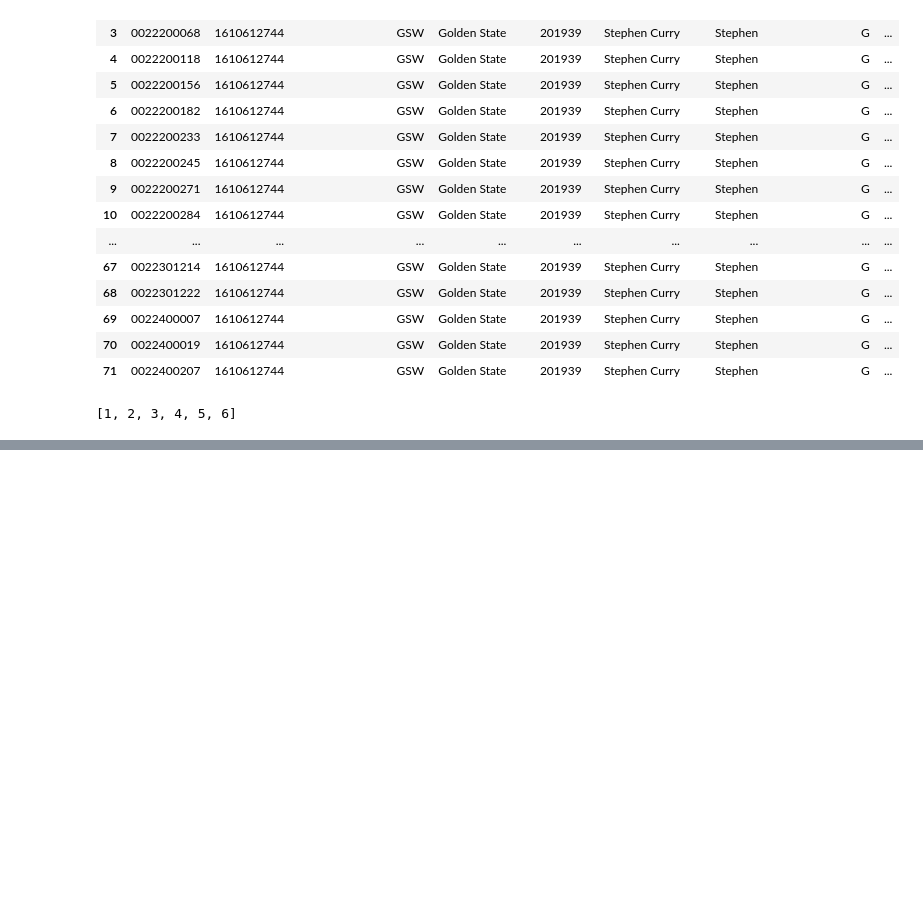
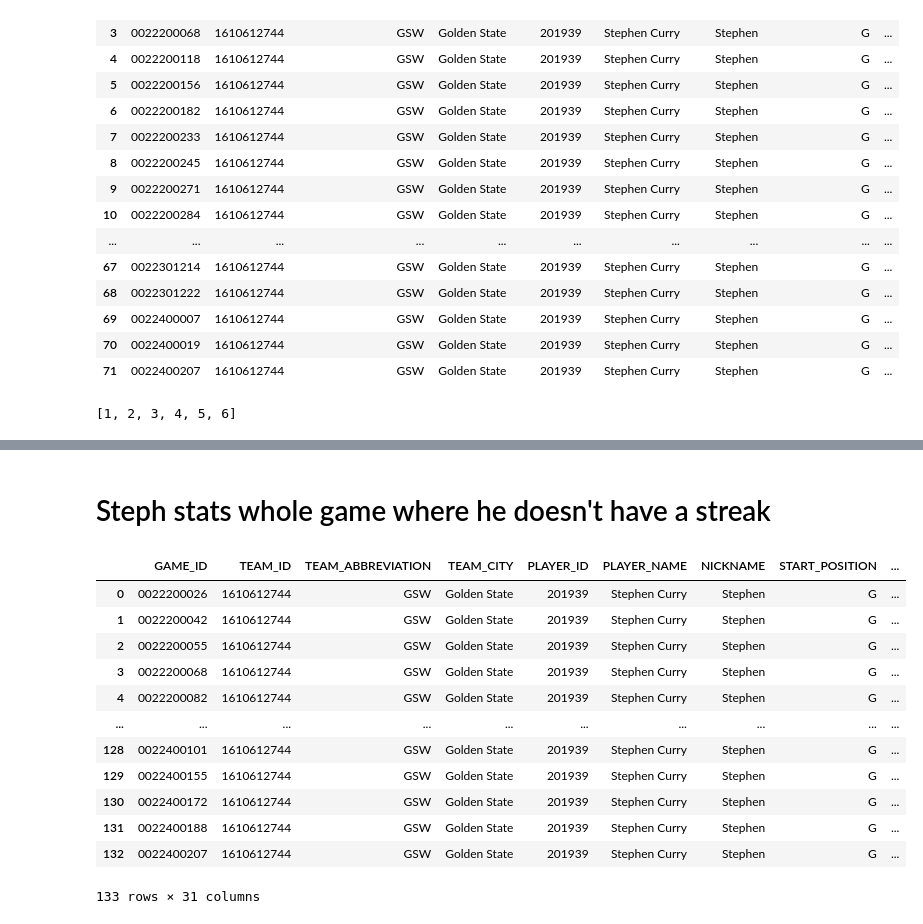
Before and after one commit to Huzi610/nba-analytics, a Jupyter notebook: 2024-25/curry_flurry.ipynb, the cells around one changed output, grey strips where cells are left out. Saved outputs shown, nothing was run; the diff lists cells and outputs as text; code cells hidden in the pictures; blank space fills up the shorter version.

```diff
--- a/2024-25/curry_flurry.ipynb
+++ b/2024-25/curry_flurry.ipynb
@@ -765,0 +1020,45 @@ whole_game_steph_stats.to_csv('steph_stats_game_2022-2024.csv')
+# %% [markdown]
+# Steph stats whole game where he doesn't have a streak
+# %%
+non_streak_steph_stats = pd.DataFrame()
+
+non_streak_steph_games = non_streak_summary["list_of_games"].apply(lambda x: x[0]).unique()
+
+for game in tqdm(non_streak_steph_games, total=len(non_streak_steph_games)):
+
+    game_id = f"{int(game):010}"
+
+    boxscore = BoxScoreTraditionalV2(game_id=game_id, timeout=60).get_data_frames()
+    time.sleep(0.5)
+
+    basic_boxscore = boxscore[0]
+    team_boxscore = boxscore[1]
+
+    gsw_points = team_boxscore[team_boxscore.TEAM_ABBREVIATION == 'GSW'].PTS.values[0]
+    opponent_points = team_boxscore[team_boxscore.TEAM_ABBREVIATION != 'GSW'].PTS.values[0]
+    gsw_win = gsw_points > opponent_points
+
+    new_row = basic_boxscore[basic_boxscore.PLAYER_ID == player_id].copy()
+
+    new_row['GAME_WON'] = gsw_win
+    new_row['EFFECT'] = effect
+
+    non_streak_steph_stats = pd.concat([non_streak_steph_stats, new_row], ignore_index=True)
+
+    time.sleep(0.5)
+# %%
+non_streak_steph_stats
+# %% [output]
+|  | GAME_ID | TEAM_ID | TEAM_ABBREVIATION | TEAM_CITY | PLAYER_ID | PLAYER_NAME | NICKNAME | START_POSITION | ... |
+| 0 | 0022200026 | 1610612744 | GSW | Golden State | 201939 | Stephen Curry | Stephen | G | ... |
+| 1 | 0022200042 | 1610612744 | GSW | Golden State | 201939 | Stephen Curry | Stephen | G | ... |
+| 2 | 0022200055 | 1610612744 | GSW | Golden State | 201939 | Stephen Curry | Stephen | G | ... |
+| 3 | 0022200068 | 1610612744 | GSW | Golden State | 201939 | Stephen Curry | Stephen | G | ... |
+| 4 | 0022200082 | 1610612744 | GSW | Golden State | 201939 | Stephen Curry | Stephen | G | ... |
+| ... | ... | ... | ... | ... | ... | ... | ... | ... | ... |
+| 128 | 0022400101 | 1610612744 | GSW | Golden State | 201939 | Stephen Curry | Stephen | G | ... |
+| 129 | 0022400155 | 1610612744 | GSW | Golden State | 201939 | Stephen Curry | Stephen | G | ... |
+| 130 | 0022400172 | 1610612744 | GSW | Golden State | 201939 | Stephen Curry | Stephen | G | ... |
+| 131 | 0022400188 | 1610612744 | GSW | Golden State | 201939 | Stephen Curry | Stephen | G | ... |
+| 132 | 0022400207 | 1610612744 | GSW | Golden State | 201939 | Stephen Curry | Stephen | G | ... |
+133 rows × 31 columns
```
Also changed, not shown: parts of 25 cells of this notebook, 3 other files.
